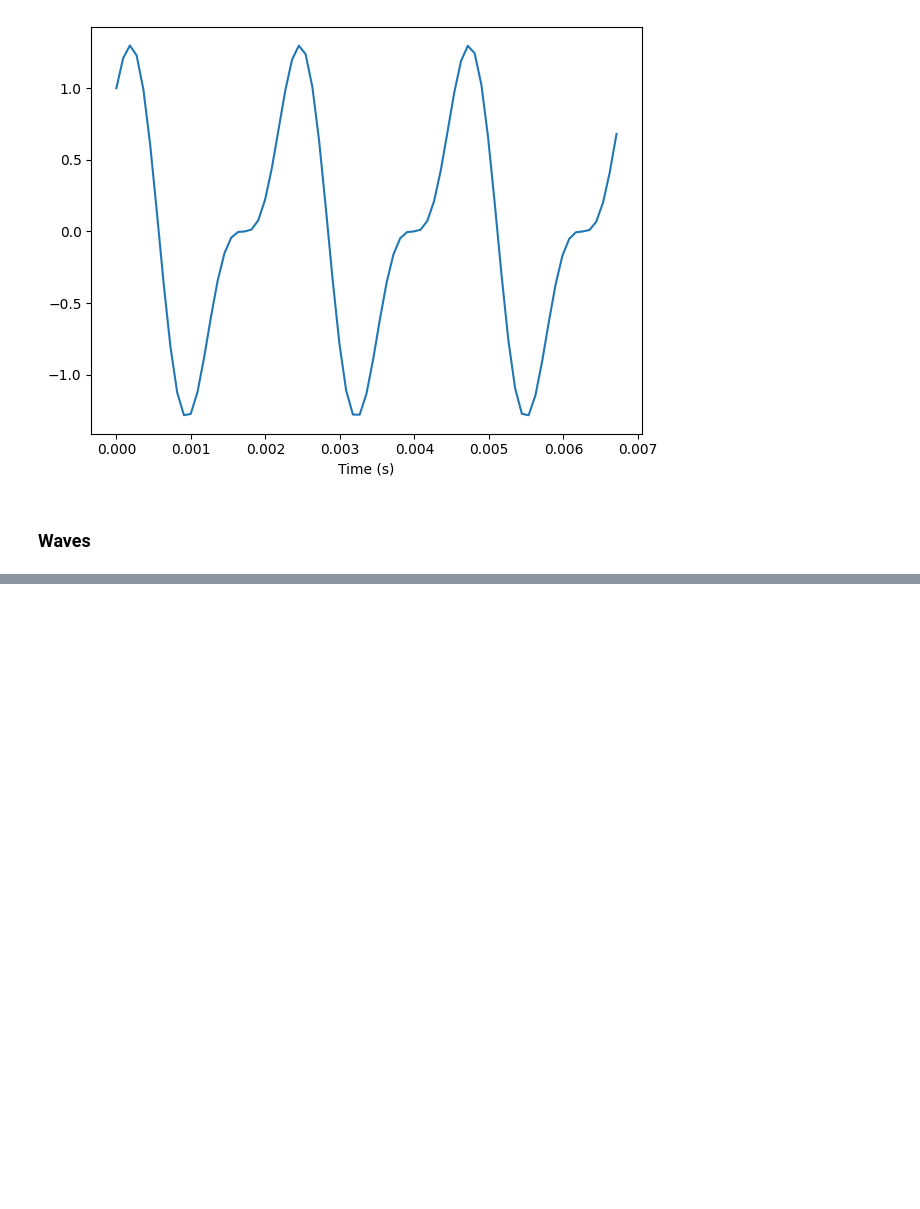
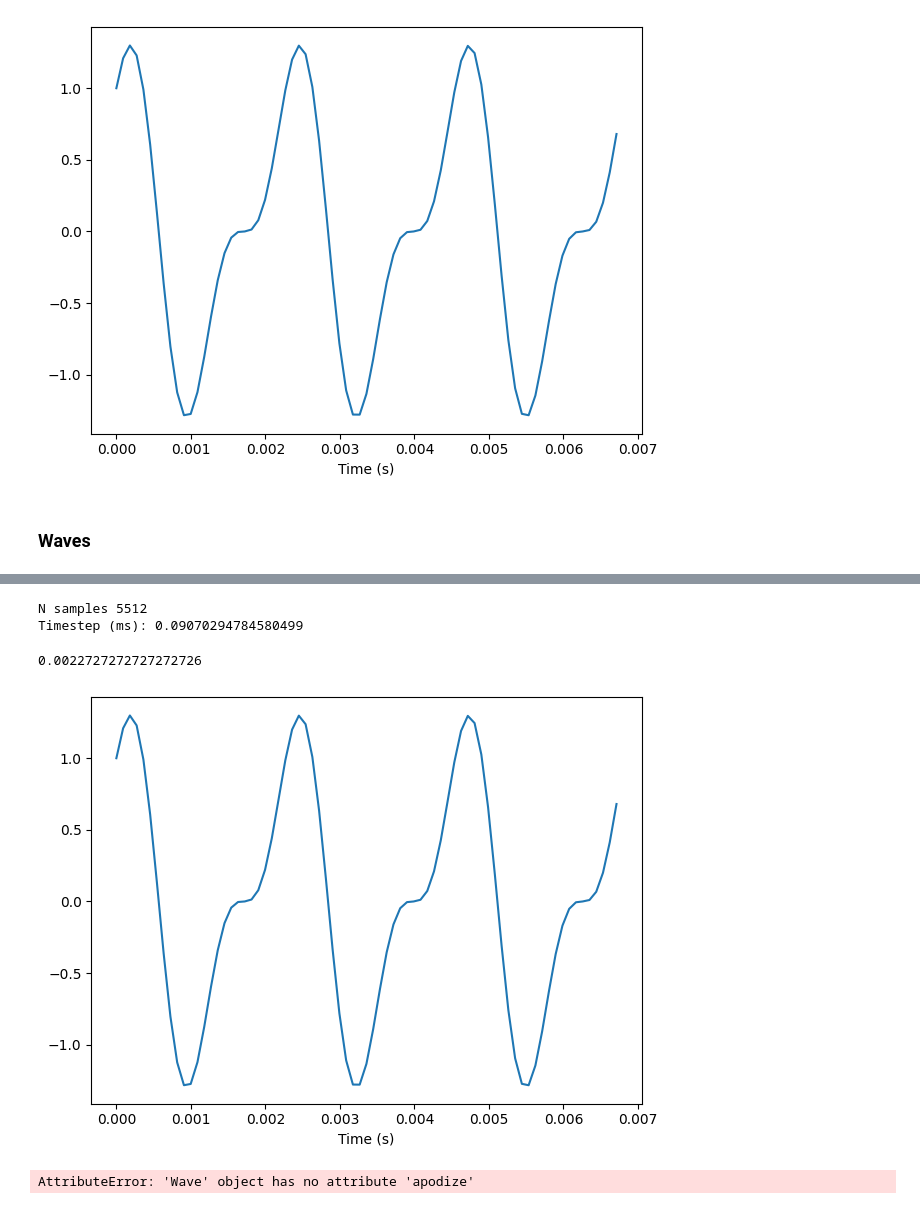
Before and after one commit to damiansp/completePython, a Jupyter notebook: dsp/1_sounds_and_signals/3_signals.ipynb, the cells around one changed output, grey strips where cells are left out. Cells and saved outputs as stored; diff of their text form; code cells hidden in the pictures; blank space fills up the shorter version.

```diff
--- a/dsp/1_sounds_and_signals/3_signals.ipynb
+++ b/dsp/1_sounds_and_signals/3_signals.ipynb
@@ -102,3 +104,6 @@ dsp.decorate(xlabel='Time (s)')
 [figure]
 # %% [markdown]
 ### Waves
+# %%
+wave = mix.make_wave(duration=0.5, start=0, framerate=11025)
+wave
@@ -104,0 +121,24 @@ dsp.decorate(xlabel='Time (s)')
+# %%
+print('N samples', len(wave.ys))
+print('Timestep (ms):', 1 / wave.framerate * 1000)
+# %% [output]
+N samples 5512
+Timestep (ms): 0.09070294784580499
+# %%
+period = mix.period
+segment = wave.segment(start=0, duration=3 * period)
+period
+# %% [output]
+0.0022727272727272726
+# %%
+segment.plot()
+dsp.decorate(xlabel='Time (s)');
+# %% [output]
+[figure, added]
+# %%
+wave.normalize()
+wave.apodize()  # taper ends
+wave.plot()
+dsp.decorate(xlabel='Time (s)')
+# %% [output]
+AttributeError: 'Wave' object has no attribute 'apodize'
```
Also changed, not shown: parts of 4 cells of this notebook.
